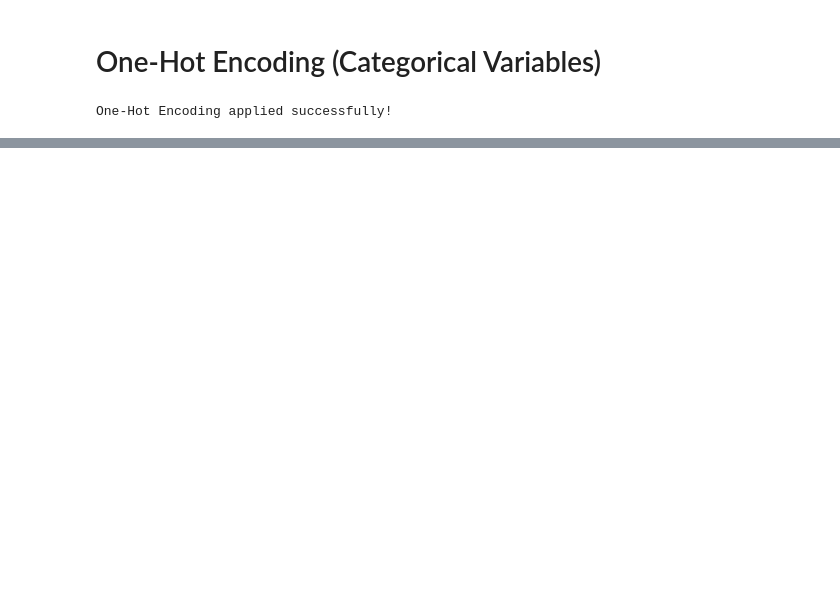
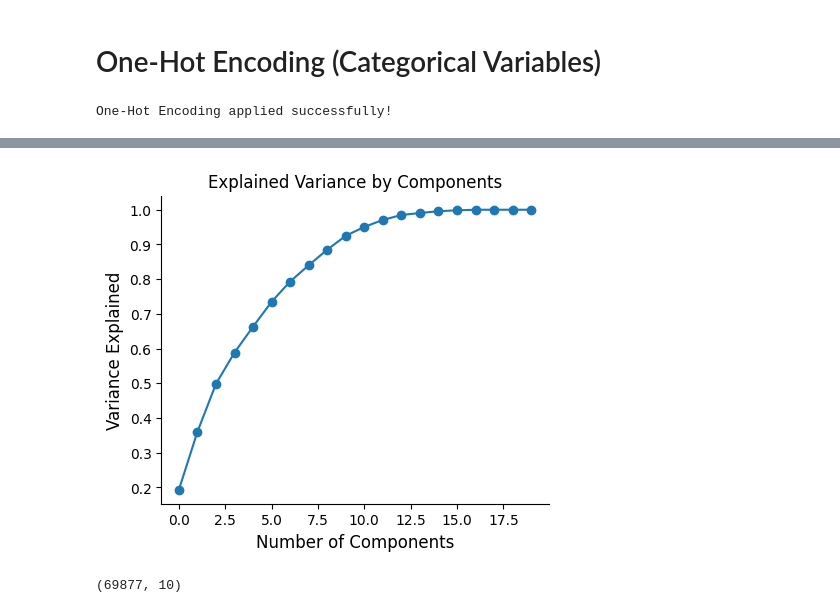
Before and after one commit to gugaaa1904/BC, a Jupyter notebook: Case 1.ipynb, the cells around one changed output, grey strips where cells are left out. Saved outputs shown, nothing was run; the diff lists cells and outputs as text; code cells hidden in the pictures; blank space fills up the shorter version.

```diff
--- a/Case 1.ipynb
+++ b/Case 1.ipynb
@@ -558,0 +794,17 @@ One-Hot Encoding applied successfully!
+# %%
+import numpy as np
+import pandas as pd
+
+# Fit PCA on data
+pca = PCA().fit(data)
+
+# Create DataFrame to show variance per component
+pcaevr = ['{:f}'.format(item) for item in pca.explained_variance_ratio_]
+pcaDF = pd.DataFrame({
+    'Component': range(1, len(data.columns) + 1),
+    'Variance explained': pcaevr,
+    'Cumulative variance explained': np.cumsum(pca.explained_variance_ratio_)
+})
+
+# Display DataFrame
+pcaDF
@@ -558,0 +829,25 @@ One-Hot Encoding applied successfully!
+# %%
+import seaborn as sns
+
+# Draw explained variance plot
+fig, ax = plt.subplots(figsize=(5, 4))
+plt.plot(np.cumsum(pca.explained_variance_ratio_), marker='o', linestyle='-')
+
+# Decoration
+sns.despine()
+plt.xlabel('Number of Components')
+plt.ylabel('Variance Explained')
+plt.title('Explained Variance by Components')
+plt.show()
+# %% [output]
+[figure, added]
+# %%
+from sklearn.decomposition import PCA
+
+# Apply PCA with 10 components
+pca_reduced = PCA(n_components=10)
+pca_reduced.fit(data)
+X_pca_reduced = pca_reduced.transform(data)
+print(X_pca_reduced.shape)
+# %% [output]
+(69877, 10)
```
Also changed, not shown: parts of 49 cells of this notebook.
